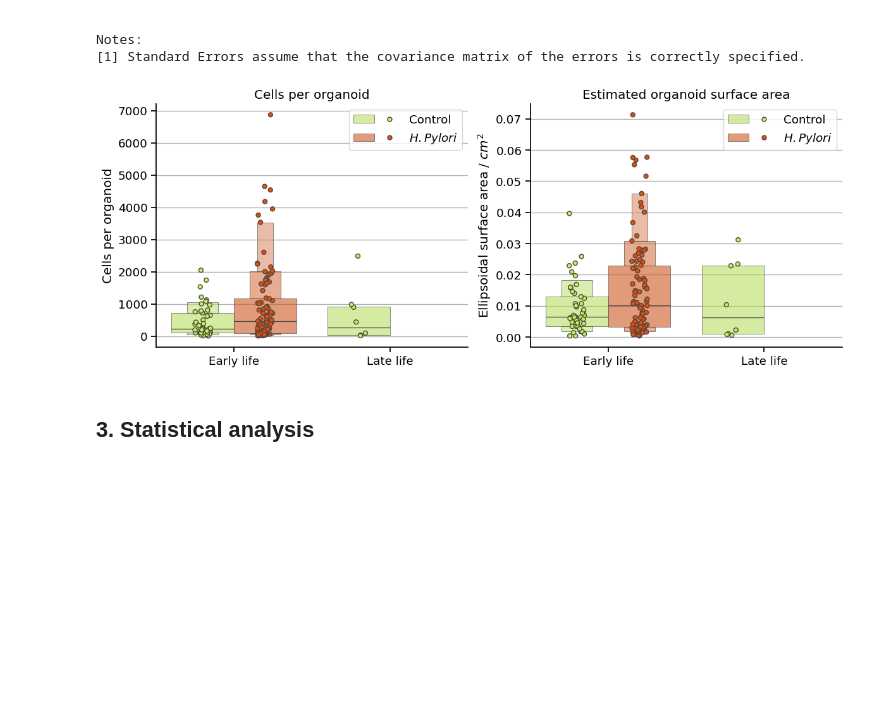
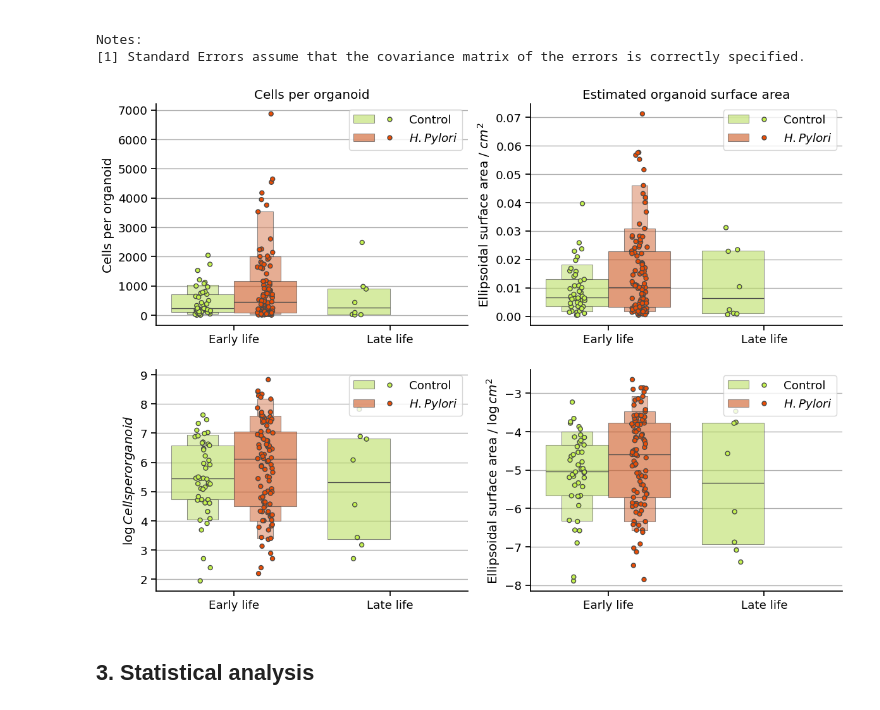
Before and after one commit to DaRoemer/OrganoCellQuant, a Jupyter notebook: Cell_count_analysis.ipynb, the cells around one changed output. Saved outputs shown, nothing was run; the diff lists cells and outputs as text; code cells hidden in the pictures; blank space fills up the shorter version.

Commit message:
Stat test of log of cell count and organoid size

```diff
--- a/Cell_count_analysis.ipynb
+++ b/Cell_count_analysis.ipynb
@@ -63,6 +63,8 @@ Data['Ellipsoid_surface_area']  = Data.apply(lambda row: ellipsoid_surface_area(
 Data['cells_per_area']          = Data['number cells top half'] / Data['Ellipsoid_surface_area'] * 2
 Data['cells_per_area_log']      = np.log(Data['cells_per_area'])
 Data['n_cells_log']             = np.log(Data['number cells top half'])
+Data['Ellipsoid_surface_area_log'] = np.log(Data['Ellipsoid_surface_area'])
+
 
 # Remove untrusted datapoints
 DataTrusted = Data[Data['Data trustable'] == "Yes"]
@@ -137,11 +139,11 @@ Covariance Type:            nonrobust
 Notes:
 [1] Standard Errors assume that the covariance matrix of the errors is correctly specified.
 # %%
-fig, (ax1, ax2) = plt.subplots(figsize=(14,5), ncols=2)
-for ax, feature, y_label, title in zip([ax1, ax2,],
-                                        ['number cells top half', 'Ellipsoid_surface_area'],
-                                          ['Cells per organoid', 'Ellipsoidal surface area / $cm^2$'],
-                                          ['Cells per organoid', 'Estimated organoid surface area']):
+fig, ((ax1, ax2), (ax3, ax4)) = plt.subplots(figsize=(14,10), ncols=2, nrows=2)
+for ax, feature, y_label, title in zip([ax1, ax2, ax3, ax4],
+                                       ['number cells top half', 'Ellipsoid_surface_area', 'n_cells_log', 'Ellipsoid_surface_area_log'],
+                                       ['Cells per organoid', 'Ellipsoidal surface area / $cm^2$', '$\log{Cells per organoid}$', 'Ellipsoidal surface area / $\log{cm^2}$'],
+                                       ['Cells per organoid', 'Estimated organoid surface area', '', '']):
 
     # Your boxenplot and stripplot code
     sns.boxenplot(data=DataTrusted,
@@ -162,34 +164,34 @@ for ax, feature, y_label, title in zip([ax1, ax2,],
                 palette=['#c4f250', '#eb4d05'],
                 dodge=True,
                 edgecolor='gray',
                 linewidth=1,
                 jitter=0.1,
                 ax=ax
                 )
 
     # Legend code (unchanged)
     handles, labels = ax.get_legend_handles_labels()
     ax.legend(handles=[(handles[0], handles[2]), (handles[1], handles[3])],
             labels=['Control', '$\it{H. Pylori}$'],
             loc='best', handlelength=4,
             handler_map={tuple: HandlerTuple(ndivide=None)})
 
     # Add grid (unchanged)
     ax.grid(axis='y')
     ax.set_axisbelow(True)
     ax.set_ylabel(y_label)
     ax.set_xlabel('')
     ax.set_title(title)
 
     # Remove spine (unchanged)
     for s in ["top", "right"]:
         ax.spines[s].set_visible(False)
 
 
 # Show the plot
 plt.show()
 # %% [output]
-[figure, old version]
+[figure, new version]
 # %% [markdown]
 ## 3. Statistical analysis
 # %%
```
Also changed, not shown: parts of 1 cell of this notebook.
